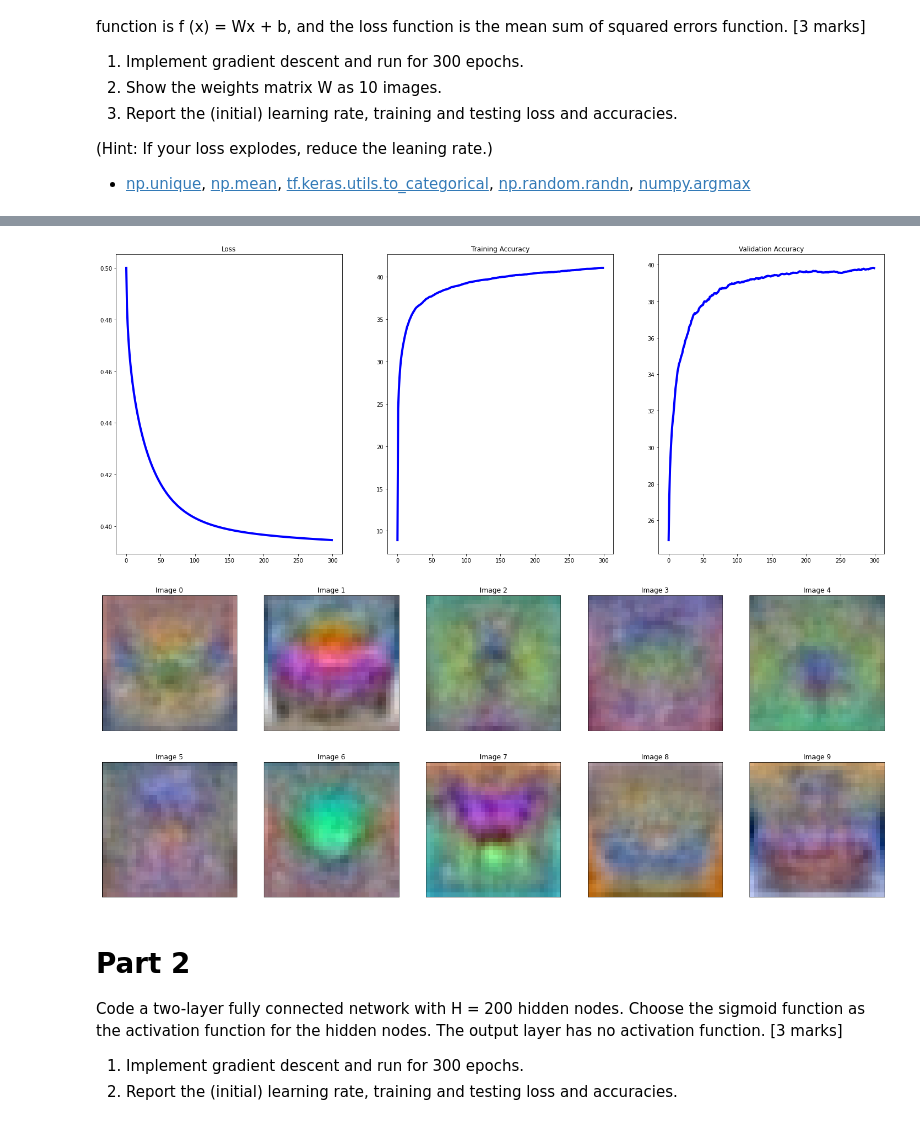
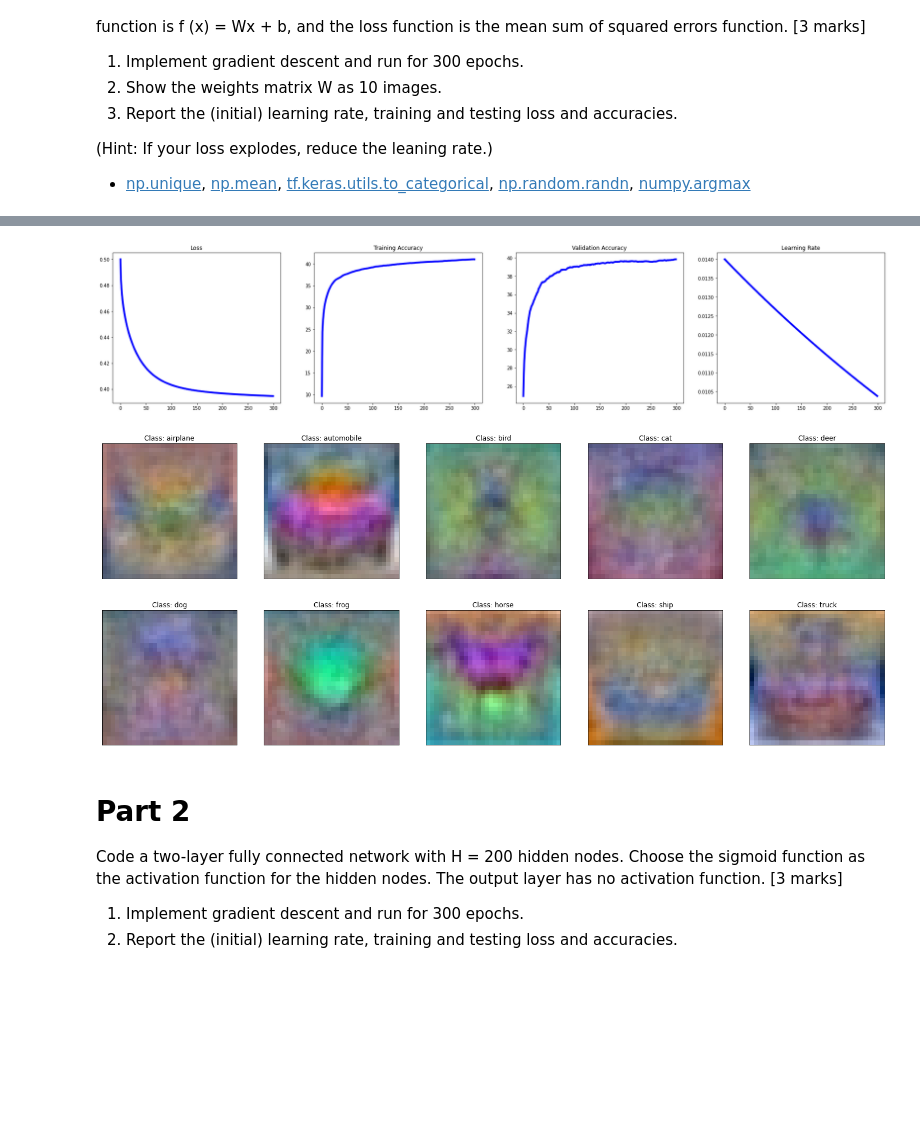
Before and after one commit to bimalka98/Computer-Vision-and-Image-Processing, a Jupyter notebook: EN2550Assignments/A4/180631J_a04.ipynb, the cells around one changed output, grey strips where cells are left out. Cells and saved outputs as stored; diff of their text form; code cells hidden in the pictures; blank space fills up the shorter version.

Commit message:
Linear classifier was trained for part 1

```diff
--- a/EN2550Assignments/A4/180631J_a04.ipynb
+++ b/EN2550Assignments/A4/180631J_a04.ipynb
@@ -107,9 +107,10 @@ iterations = 300  # Gradient descent interations
 lr = 1.4e-2 # Learninig rate
 lr_decay= 0.999
 reg = 5e-6
-loss_history = [] # Vlaues of cost function at each iteration
-train_acc_history = []
-val_acc_history = []
+lr_hitory = []
+loss_history = [] # Vlaues of loss function at each iteration
+train_acc_history = [] # Training accuracy
+val_acc_history = [] # Validation accuracy
 
 m = x_train.shape[0]  # Number of training examples
 
@@ -133,11 +134,12 @@ for t in range(1,iterations+1):
     val_acc_history.append(valid_acc)
 
     # Print details for selected iterations
-    if (t%10==0) or (t==1):
+    if (t%30==0) or (t==1):
         print("Epoch {:03} | Loss {:.5f} | Training Acc: {:.5f} | Validation Acc: {:.5f} | Learning Rate: {:.5f}"\
              .format(t,loss,train_acc,valid_acc,lr))
 
     # Decaying learning rate
+    lr_hitory.append(lr)
     lr = lr*lr_decay
 
 print("Gradient Descent completed. Parameters were trained")
@@ -161,35 +163,33 @@ Epoch 300 | Loss 0.39460 | Training Acc: 41.03600 | Validation Acc: 39.82000 | L
 Gradient Descent completed. Parameters were trained
 # %%
-#
-
-fig, axes  = plt.subplots(1,3, sharex='all', sharey='all', figsize=(25,10))
-items = {"Loss":loss_history, "Training Accuracy":train_acc_history, "Validation Accuracy": val_acc_history}
+# ------Plotting learning rate, training and testing loss and accuracies-------
+fig, axes  = plt.subplots(1,4, sharex='all', sharey='all', figsize=(30,6))
+items = {"Loss":loss_history, "Training Accuracy":train_acc_history,\
+         "Validation Accuracy": val_acc_history, "Learning Rate":lr_hitory}
 location = 1
 for key in items.keys():
-    plt.subplot(1,3,location);plt.plot(items[key], color='#0000ff', linewidth=4)
-    plt.title(key)#,plt.xticks([]),plt.yticks([])
+    plt.subplot(1,4,location);plt.plot(items[key], color='#0000ff', linewidth=4)
+    plt.title(key)
     location+=1
 saveto("part1plots.eps")
 
-#----------Showing the weights matrix W1 as 10 images----------
-
-#First row of the weight matrix is the bias vector.
+# -------------------Showing the weights matrix W1 as 10 images-----------------
 weights = w1[1:,] # Removing the row of bias terms.
 weights_pos =  weights- np.min(weights)# Making the minimum weight zero.
 images = ((weights_pos/np.max(weights_pos))*255).astype('uint8')
+CIFAR10 = ['airplane', 'automobile', 'bird', 'cat', 'deer', 'dog', 'frog', 'horse', 'ship', 'truck']
 fig, axes  = plt.subplots(2,5, sharex='all', sharey='all', figsize=(25,10))
 location = 1 # Location of the image in the grid of 2x5
 for i in range(K):
     image = images[:,i].reshape(32,32,3)
     plt.subplot(2,5,location),plt.imshow(image[:,:,::-1])
-    plt.title("Image "+ str(i)),plt.xticks([]),plt.yticks([])
+    plt.title("Class: {}".format(CIFAR10[i])),plt.xticks([]),plt.yticks([])
     saveimg("Reg Image "+ str(i)+".jpg", image)
     location+=1
 saveto("trainedWeights.eps")
-plt.show()
 # %% [output]
-[figure, old version]
+[figure, new version]
-[figure, old version]
+[figure, new version]
 # %% [markdown]
 # Part 2
 Code a two-layer fully connected network with H = 200 hidden nodes. Choose the sigmoid function as the activation function for the hidden nodes. The output layer has no activation function. [3 marks]
```
Also changed, not shown: parts of 2 cells of this notebook, 15 other files.
